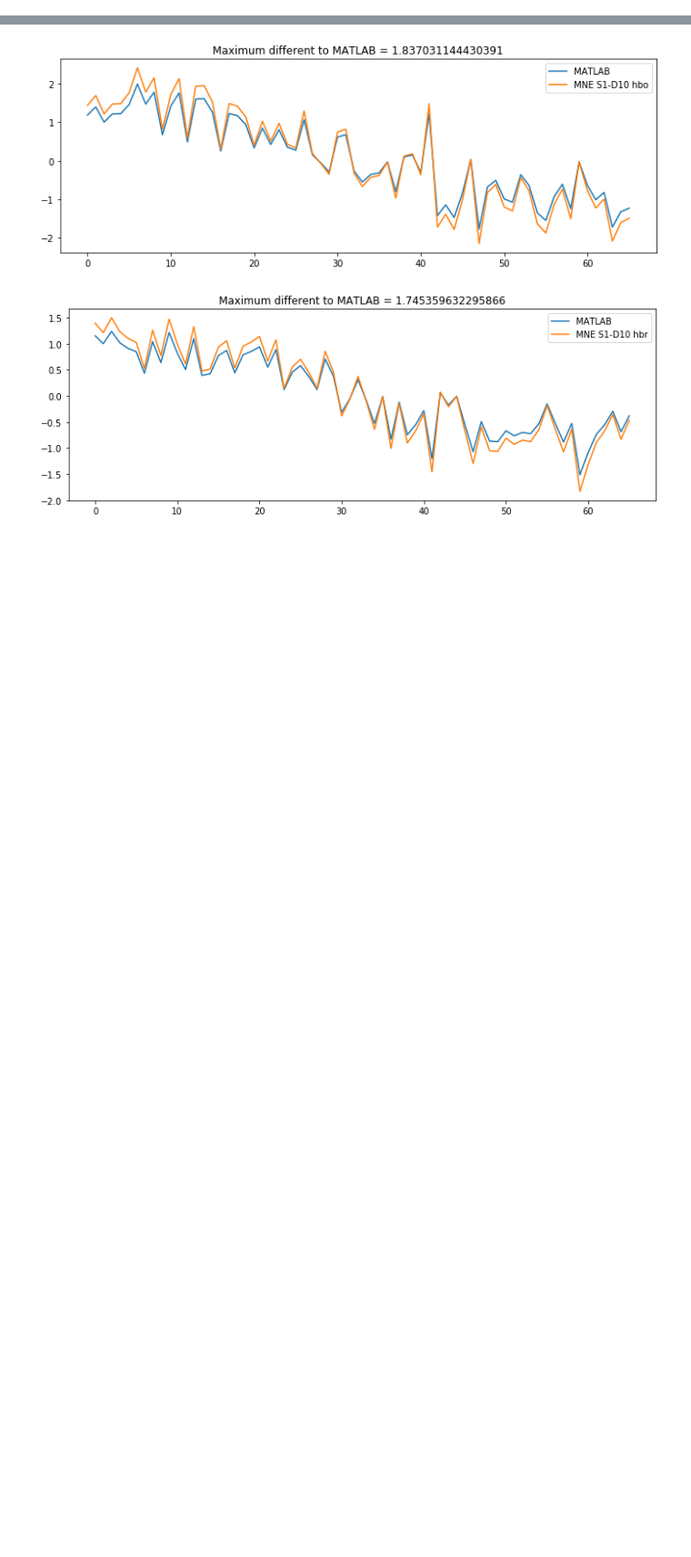
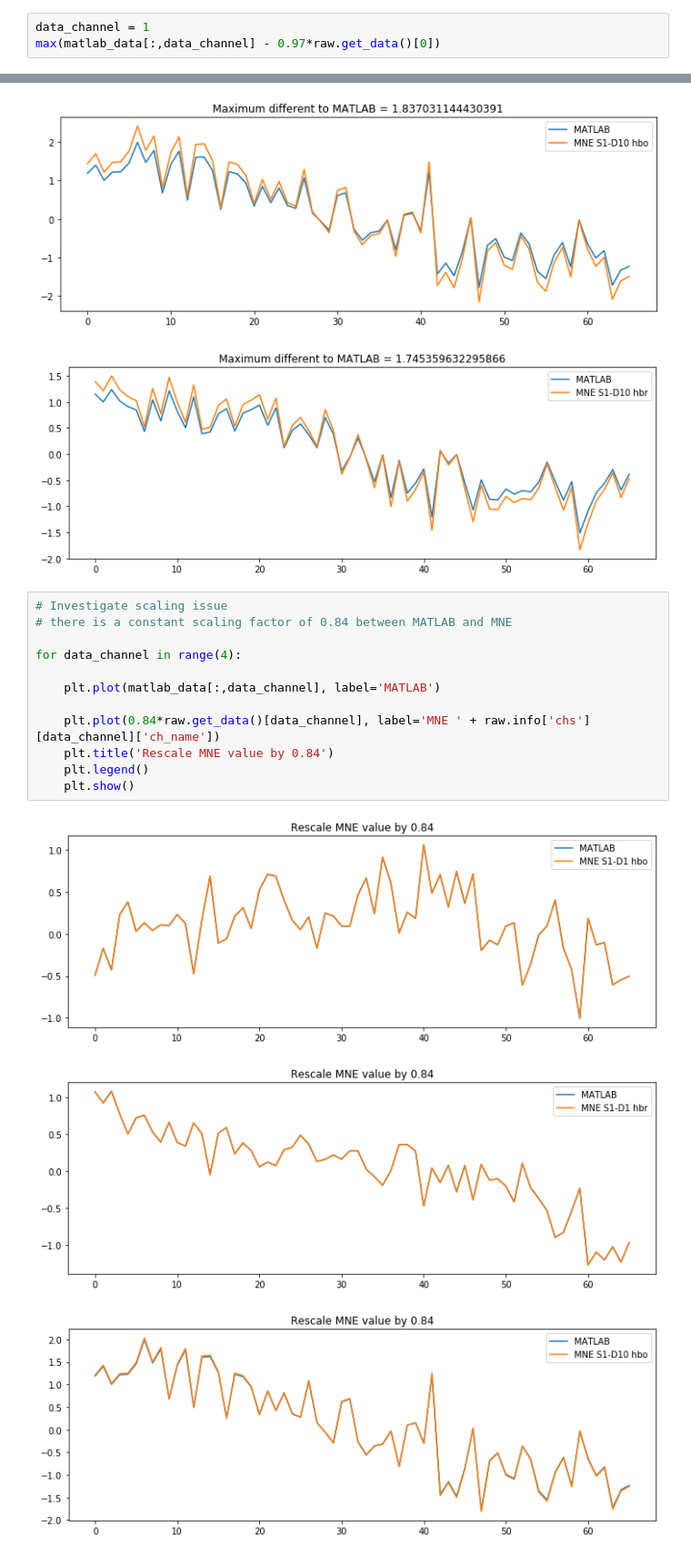
Before and after one commit to rob-luke/mne-fnirs-demo, a Jupyter notebook: BeerLambert_Validation.ipynb, the cells around one changed output, grey strips where cells are left out. Shown: that part at 91% size. Saved outputs shown, nothing was run; the diff lists cells and outputs as text; blank space fills up the shorter version.

Commit message:
Add scaling correction

```diff
--- a/BeerLambert_Validation.ipynb
+++ b/BeerLambert_Validation.ipynb
@@ -218,3 +218,6 @@ ax.set_ylim(-2.0, 2.0)
 No handles with labels found to put in legend.
 (-2.0, 2.0)
 [figure]
+# %%
+data_channel = 1
+max(matlab_data[:,data_channel] - 0.97*raw.get_data()[0])
@@ -232,3 +237,19 @@ for data_channel in range(4):
 [figure]
 [figure]
 [figure]
+# %%
+# Investigate scaling issue
+# there is a constant scaling factor of 0.84 between MATLAB and MNE
+
+for data_channel in range(4):
+
+    plt.plot(matlab_data[:,data_channel], label='MATLAB')
+
+    plt.plot(0.84*raw.get_data()[data_channel], label='MNE ' + raw.info['chs'][data_channel]['ch_name'])
+    plt.title('Rescale MNE value by 0.84')
+    plt.legend()
+    plt.show()
+# %% [output]
+[figure, added]
+[figure, added]
+[figure, added]
```
Also changed, not shown: parts of 3 cells of this notebook.
